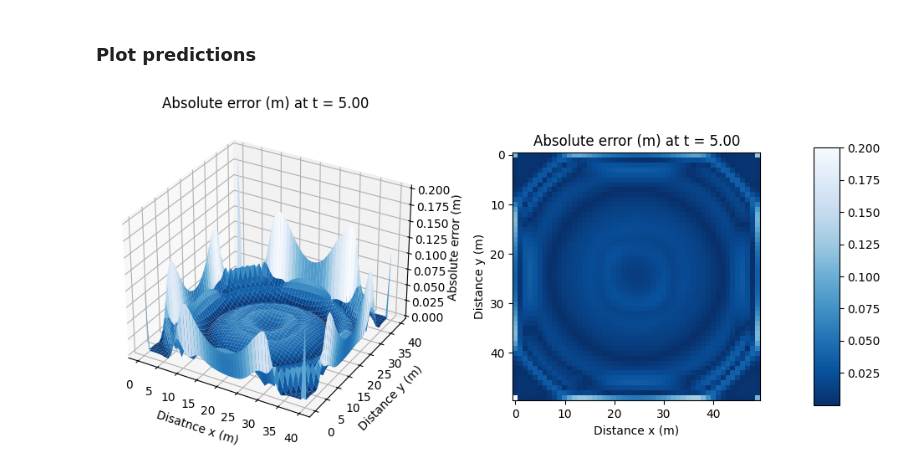
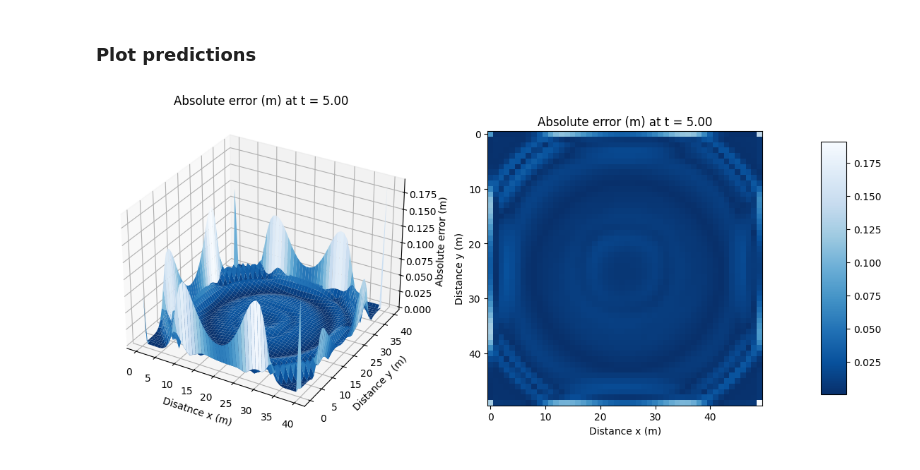
Before and after one commit to MelissaJessen/Shallow-Water-Equations, a Jupyter notebook: CNN-FNO-SWE-2D.ipynb, the cells around one changed output. Cells and saved outputs as stored; diff of their text form; code cells hidden in the pictures.

```diff
--- a/CNN-FNO-SWE-2D.ipynb
+++ b/CNN-FNO-SWE-2D.ipynb
@@ -330,28 +298,38 @@ Test loss: 1.74e-02
 # %% [markdown]
 ### Plot predictions
 # %%
-# Prepare grid
-X, Y = np.meshgrid(x, y)
-cmap = 'Blues_r'
-idx = -1
+def plot_error_2D(x, y, idx, t_all, pred_all, u, save, filename):
+    # Prepare grid
+    X, Y = np.meshgrid(x, y)
+    cmap = 'Blues_r'
 
-fig = plt.figure(figsize=(12, 5))
+    fig = plt.figure(figsize=(12, 5))
 
-ax = fig.add_subplot(121, projection='3d')
-surf = ax.plot_surface(X, Y, np.abs(pred_all[idx]-u[idx]), cmap=cmap)
-ax.set_title(f'Absolute error (m) at t = {t_all[idx]:.2f}')
-ax.set_xlabel('Disatnce x (m)')
-ax.set_ylabel('Distance y (m)')
-ax.set_zlabel('Absolute error (m)')
-#fig.colorbar(surf, ax=ax, shrink=0.8, aspect=10, pad=0.15)  # Colorbar for 3D plot
+    ax = fig.add_subplot(121, projection='3d')
+    surf = ax.plot_surface(X, Y, np.abs(pred_all[idx]-u[idx]), cmap=cmap)
+    ax.set_title(f'Absolute error (m) at t = {t_all[idx]:.2f}')
+    ax.set_xlabel('Disatnce x (m)')
+    ax.set_ylabel('Distance y (m)')
+    ax.set_zlabel('Absolute error (m)')
+    #fig.colorbar(surf, ax=ax, shrink=0.8, aspect=10, pad=0.15)  # Colorbar for 3D plot
 
-ax1 = fig.add_subplot(122)
-heatmap = ax1.imshow(np.abs(pred_all[idx]-u[idx]), cmap=cmap)
-ax1.set_title(f'Absolute error (m) at t = {t_all[idx]:.2f}')
-ax1.set_xlabel('Distance x (m)')
-ax1.set_ylabel('Distance y (m)')
-fig.colorbar(heatmap, ax=ax1, shrink=0.8, aspect=10, pad = 0.15) # Add colorbar
+    ax1 = fig.add_subplot(122)
+    heatmap = ax1.imshow(np.abs(pred_all[idx]-u[idx]), cmap=cmap)
+    ax1.set_title(f'Absolute error (m) at t = {t_all[idx]:.2f}')
+    ax1.set_xlabel('Distance x (m)')
+    ax1.set_ylabel('Distance y (m)')
+    fig.colorbar(heatmap, ax=ax1, shrink=0.8, aspect=10, pad = 0.15) # Add colorbar
 
-plt.show()
+    plt.tight_layout()
+    if save:
+        plt.savefig(filename)
+
+    plt.show()
-# %% [output]
-[figure, removed]
+# %%
+idx = -1
+t = t_all[idx]
+filename = 'plots/2D_CNN_error.pdf'
+
+plot_error_2D(x, y, idx, t_all, pred_all, u, save, filename)
+# %% [output]
+[figure, added]
```
Also changed, not shown: parts of 9 cells of this notebook, 17 other files.
